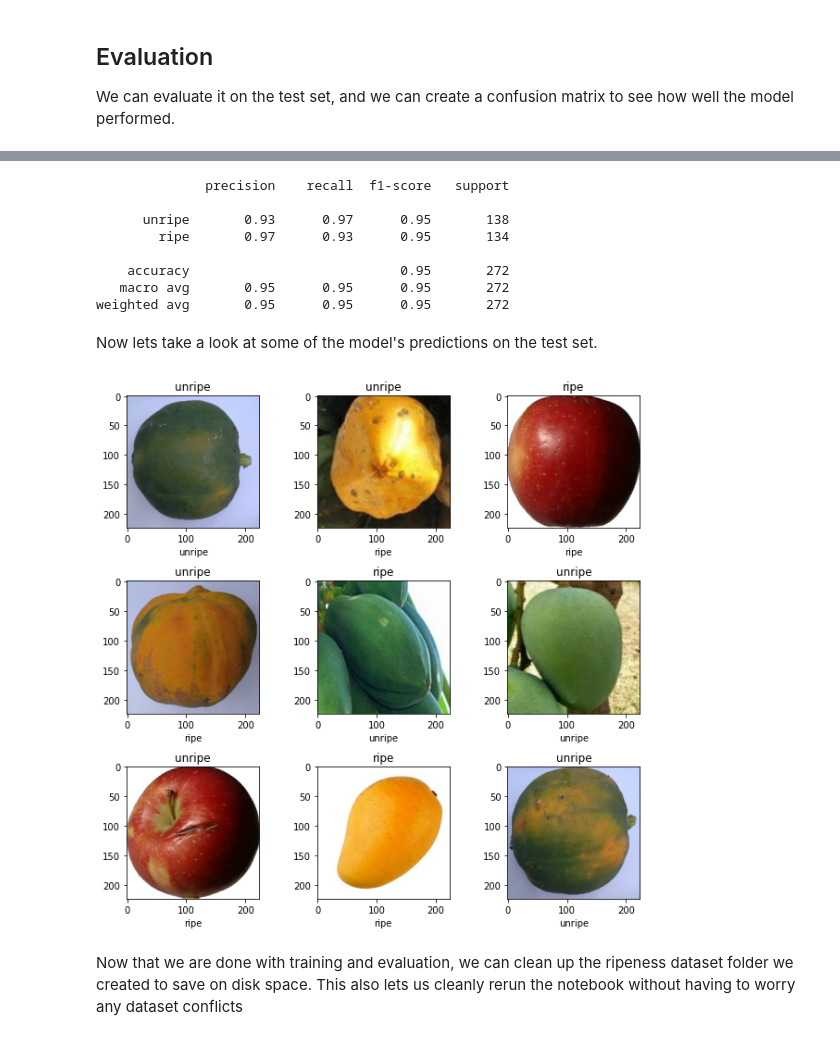
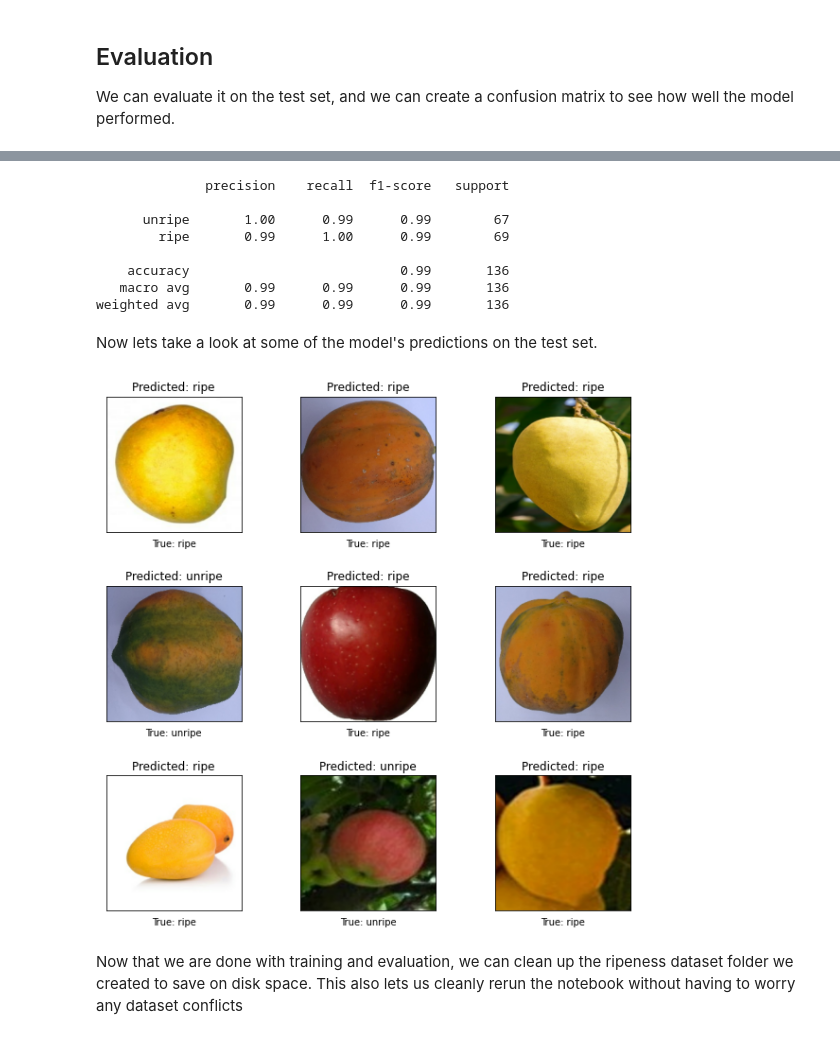
Before and after one commit to JVP15/fruit-detection, a Jupyter notebook: training_scripts/ripeness_model_training.ipynb, the cells around one changed output, grey strips where cells are left out. Drawn from its saved outputs; the diff is of its cells as text; code cells hidden in the pictures.

```diff
--- a/training_scripts/ripeness_model_training.ipynb
+++ b/training_scripts/ripeness_model_training.ipynb
@@ -136,6 +136,6 @@ We use a pre-trained MobileNet-v2 model and fine-tune it on our ripeness dataset
 # %%
-# Importing MobileNet-v2
-mobilenet_v2_model = tf.keras.applications.mobilenet_v2.MobileNetV2(
+# Importing EfficientNet V2
+effcientnet_v2_model = tf.keras.applications.efficientnet_v2.EfficientNetV2S(
     include_top=False,
     weights="imagenet",
     input_tensor=None,
@@ -145,5 +145,5 @@ mobilenet_v2_model = tf.keras.applications.mobilenet_v2.MobileNetV2(
     classifier_activation="softmax")
 
 
-for layer in mobilenet_v2_model.layers:
+for layer in effcientnet_v2_model.layers:
         layer.trainable=False
@@ -151,7 +158,7 @@ for layer in mobilenet_v2_model.layers:
 # Importing pre trained model
 
 ripeness_model = Sequential([
-    mobilenet_v2_model,
+    effcientnet_v2_model,
     Flatten(),
     Dense(512, activation='relu'),
     Dense(2, activation='softmax')
@@ -183,7 +191,7 @@ _________________________________________________________________
 # %%
 # Training
 
-ripeness_model.compile(optimizer=Adam(learning_rate=0.0035),loss='sparse_categorical_crossentropy',metrics=['accuracy'])
+ripeness_model.compile(optimizer=Adam(learning_rate=0.002),loss='sparse_categorical_crossentropy',metrics=['accuracy'])
 # %%
 epochs=8
 
@@ -277,32 +280,36 @@ print(classification_report(labels, predictions, target_names=classnames))
 # %% [output]
               precision    recall  f1-score   support
 
-      unripe       0.93      0.97      0.95       138
-        ripe       0.97      0.93      0.95       134
+      unripe       1.00      0.99      0.99        67
+        ripe       0.99      1.00      0.99        69
 
-    accuracy                           0.95       272
-   macro avg       0.95      0.95      0.95       272
-weighted avg       0.95      0.95      0.95       272
+    accuracy                           0.99       136
+   macro avg       0.99      0.99      0.99       136
+weighted avg       0.99      0.99      0.99       136
 # %% [markdown]
 Now lets take a look at some of the model's predictions on the test set.
 # %%
 # Plotting some of the predictions using matplotlib
 
 plt.figure(figsize=(10, 10))
 # increase the space between subplots
 plt.subplots_adjust(wspace=0.4, hspace=0.4)
 
 for images, labels in test_ds.take(1):
   for i in range(9):
     ax = plt.subplot(3, 3, i + 1)
-    plt.imshow(images[i].numpy().astype("uint8"))
-    plt.title(classnames[int(predictions[i])])
-    # also print the true label
-    plt.xlabel(classnames[labels[i]])
-    #plt.axis("off")
+    img, label = images[i], labels[i]
+    pred_label = np.argmax(ripeness_model(np.expand_dims(img, axis=0)))
+    plt.imshow(img.numpy().astype("uint8"))
+
+    plt.title(f'Predicted: {classnames[pred_label]}')
+    plt.xlabel(f'True: {classnames[int(label)]}')
+
+    plt.xticks([])
+    plt.yticks([])
 plt.show()
 # %% [output]
-[figure, old version]
+[figure, new version]
 # %% [markdown]
 Now that we are done with training and evaluation, we can clean up the ripeness dataset folder we created to save on disk space. This also lets us cleanly rerun the notebook without having to worry any dataset conflicts
 # %% [markdown]
```
Also changed, not shown: parts of 25 cells of this notebook, 8 other files.
